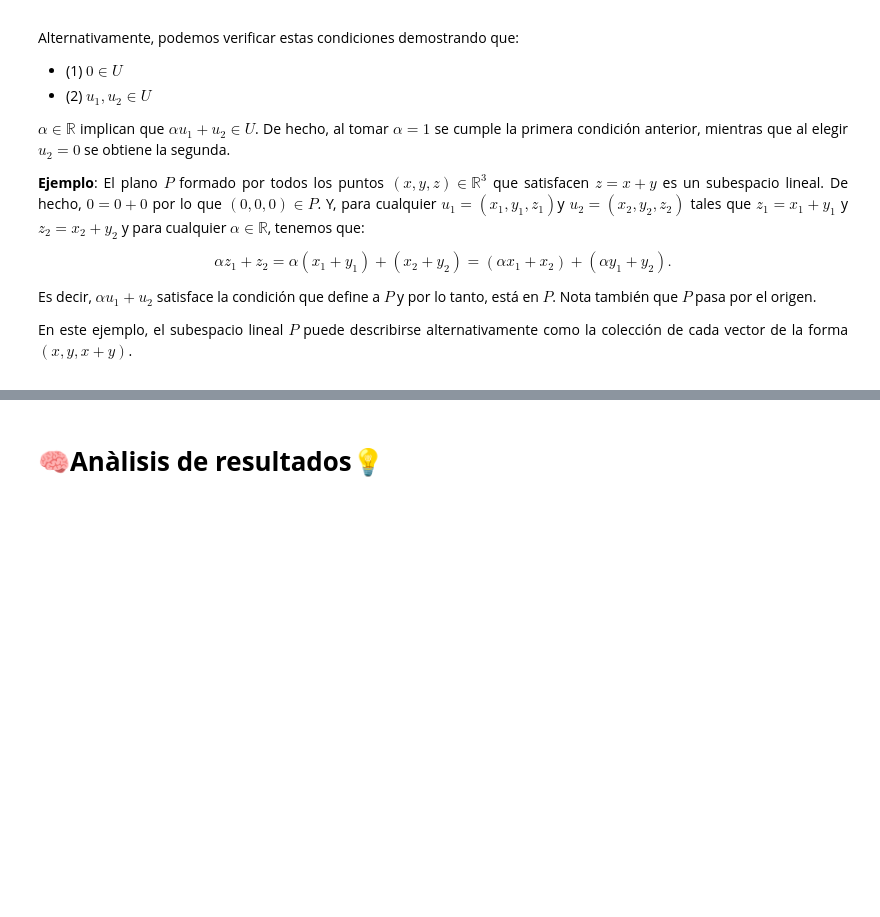
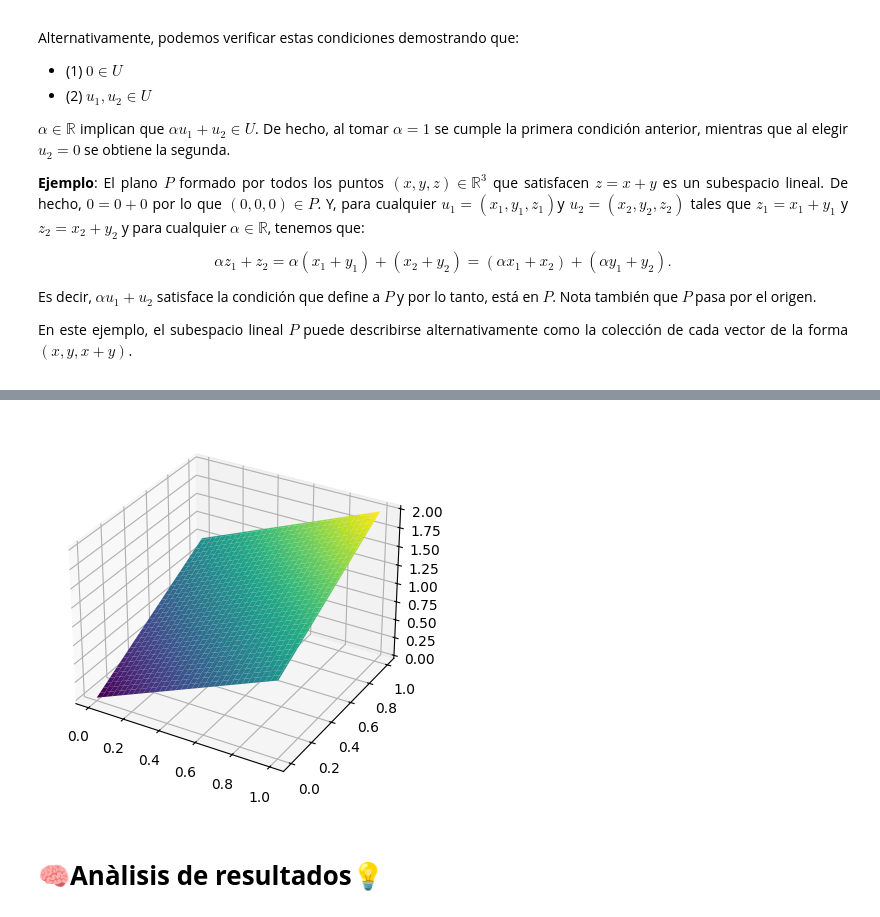
Before and after one commit to unalmedmathnum/Ardila-Canavera-Martin-Tarea2, a Jupyter notebook: Tarea_2_Análisis_Numérico.ipynb, the cells around one changed output, grey strips where cells are left out. Drawn from its saved outputs; the diff is of its cells as text; code cells hidden in the pictures; blank space fills up the shorter version.

```diff
--- a/Tarea_2_Análisis_Numérico.ipynb
+++ b/Tarea_2_Análisis_Numérico.ipynb
@@ -70,0 +86,5 @@ En este ejemplo, el subespacio lineal $P$ puede describirse alternativamente com
+# %%
+x = np.linspace(0,1,num=101)
+y = np.linspace(0,1,num=101)
+# %%
+X, Y = np.meshgrid(x, y)
@@ -70,0 +104,2 @@ En este ejemplo, el subespacio lineal $P$ puede describirse alternativamente com
+# %%
+Z = X + Y
@@ -71,3 +116,10 @@ En este ejemplo, el subespacio lineal $P$ puede describirse alternativamente com
+# %%
+fig = plt.figure()
+ax = fig.add_subplot(111, projection='3d')
+ax.plot_surface(X, Y, Z, cmap='viridis')
+plt.show()
+# %% [output]
+[figure, added]
 # %% [markdown]
 # **🧠Anàlisis de resultados💡**
 # %% [markdown]
```
Also changed, not shown: parts of 5 cells of this notebook.
